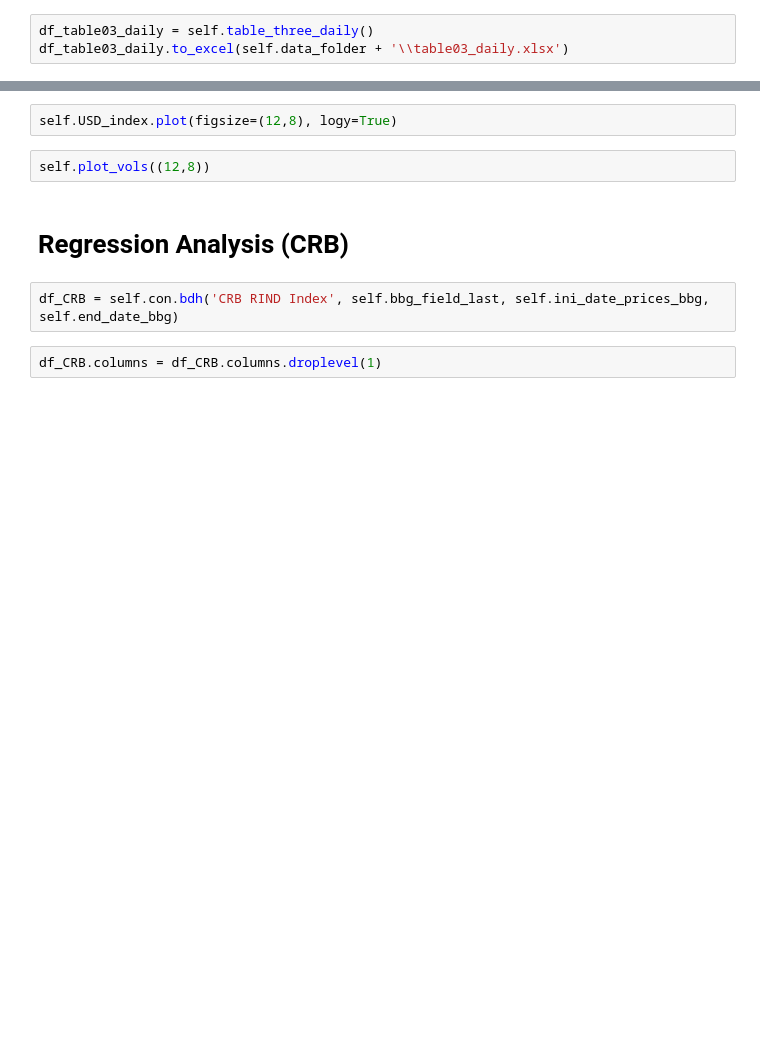
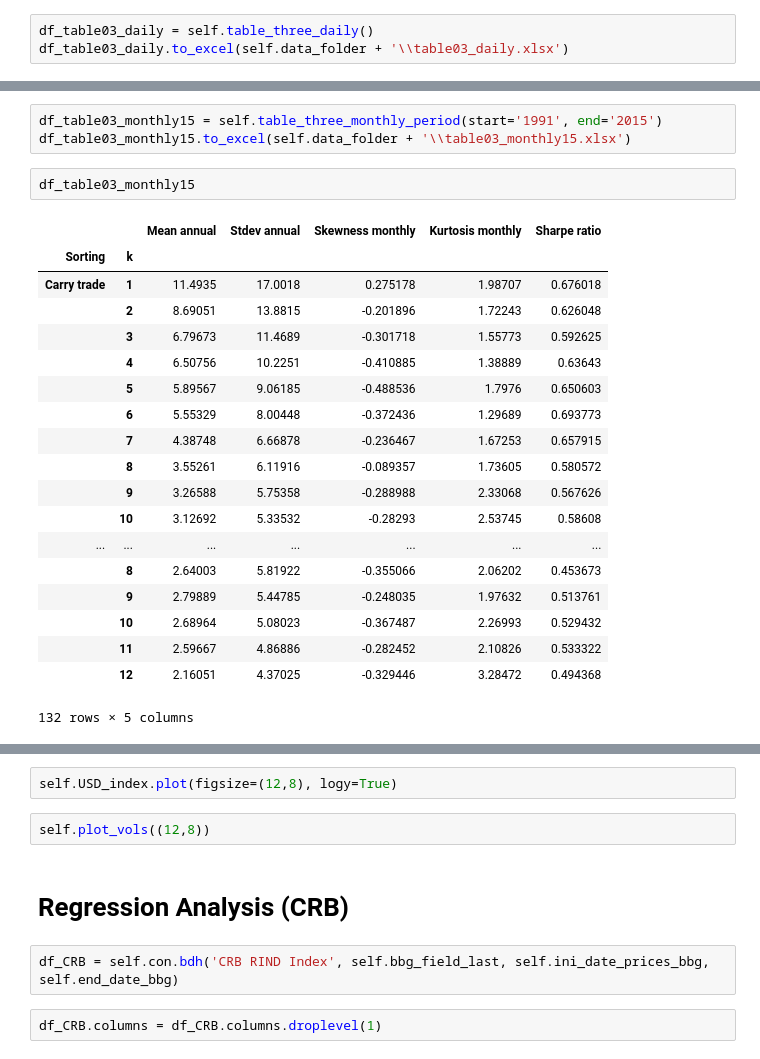
Before and after one commit to fabioyamazumi/curvy_trade, a Jupyter notebook: Test_curvy_tracker9_ALL.ipynb, the cells around one changed output, grey strips where cells are left out. Cells and saved outputs as stored; diff of their text form; blank space fills up the shorter version.

```diff
--- a/Test_curvy_tracker9_ALL.ipynb
+++ b/Test_curvy_tracker9_ALL.ipynb
@@ -219,2 +301,27 @@ df_table03_daily
+# %%
+df_table03_monthly15 = self.table_three_monthly_period(start='1991', end='2015')
+df_table03_monthly15.to_excel(self.data_folder + '\\table03_monthly15.xlsx')
+# %%
+df_table03_monthly15
+# %% [output]
+|  |  | Mean annual | Stdev annual | Skewness monthly | Kurtosis monthly | Sharpe ratio |
+| Sorting | k |  |  |  |  |  |
+| Carry trade | 1 | 11.4935 | 17.0018 | 0.275178 | 1.98707 | 0.676018 |
+|  | 2 | 8.69051 | 13.8815 | -0.201896 | 1.72243 | 0.626048 |
+|  | 3 | 6.79673 | 11.4689 | -0.301718 | 1.55773 | 0.592625 |
+|  | 4 | 6.50756 | 10.2251 | -0.410885 | 1.38889 | 0.63643 |
+|  | 5 | 5.89567 | 9.06185 | -0.488536 | 1.7976 | 0.650603 |
+|  | 6 | 5.55329 | 8.00448 | -0.372436 | 1.29689 | 0.693773 |
+|  | 7 | 4.38748 | 6.66878 | -0.236467 | 1.67253 | 0.657915 |
+|  | 8 | 3.55261 | 6.11916 | -0.089357 | 1.73605 | 0.580572 |
+|  | 9 | 3.26588 | 5.75358 | -0.288988 | 2.33068 | 0.567626 |
+|  | 10 | 3.12692 | 5.33532 | -0.28293 | 2.53745 | 0.58608 |
+| ... | ... | ... | ... | ... | ... | ... |
+|  | 8 | 2.64003 | 5.81922 | -0.355066 | 2.06202 | 0.453673 |
+|  | 9 | 2.79889 | 5.44785 | -0.248035 | 1.97632 | 0.513761 |
+|  | 10 | 2.68964 | 5.08023 | -0.367487 | 2.26993 | 0.529432 |
+|  | 11 | 2.59667 | 4.86886 | -0.282452 | 2.10826 | 0.533322 |
+|  | 12 | 2.16051 | 4.37025 | -0.329446 | 3.28472 | 0.494368 |
+132 rows × 5 columns
 # %%
 self.run_table_four_five()
```
Also changed, not shown: parts of 166 cells of this notebook, 3 other files.
